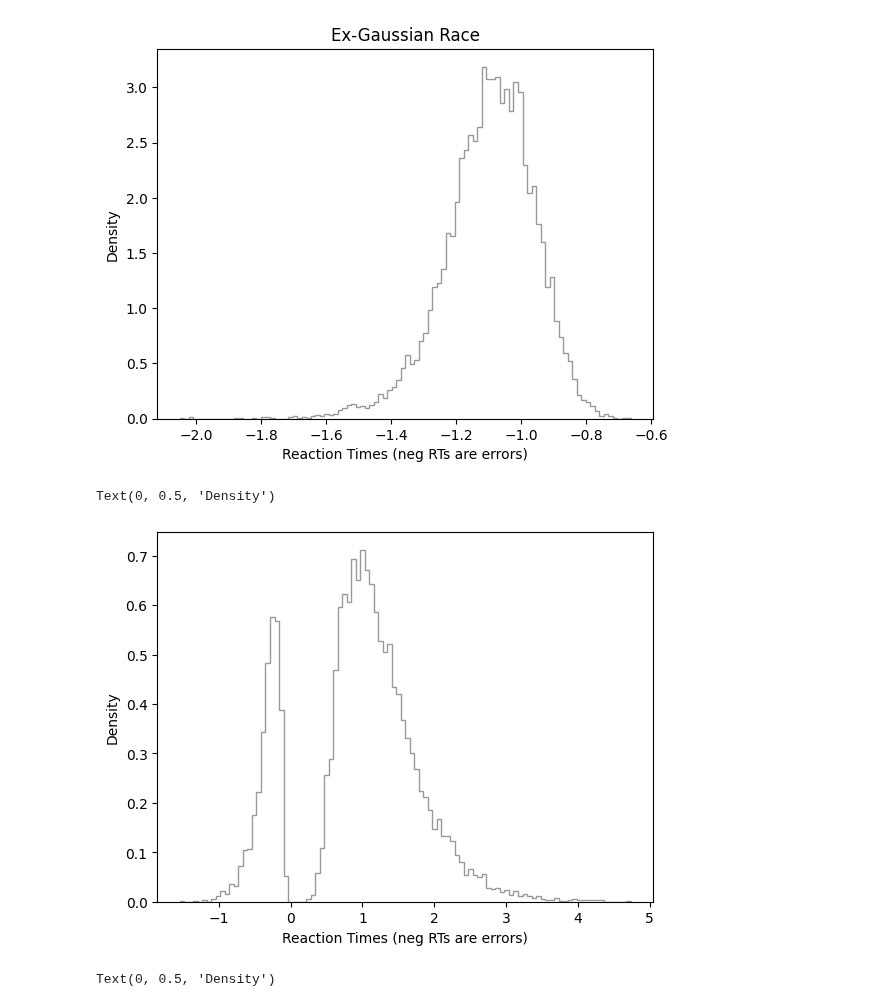
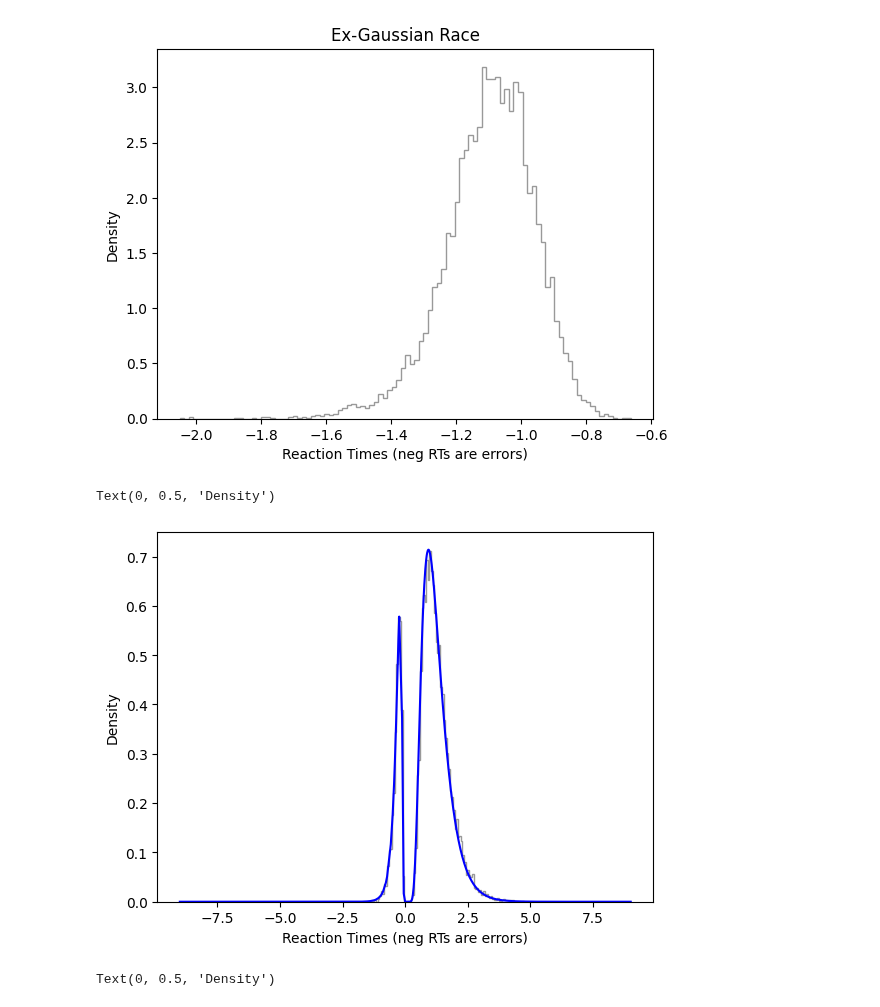
Before and after one commit to lnccbrown/ssm-simulators, a Jupyter notebook: notebooks/test_exgauss_wald.ipynb, the cells around one changed output. Cells and saved outputs as stored; diff of their text form; code cells hidden in the pictures.

```diff
--- a/notebooks/test_exgauss_wald.ipynb
+++ b/notebooks/test_exgauss_wald.ipynb
@@ -29,27 +29,28 @@ from ssms.basic_simulators.simulator import simulator
 mu0 = 5.0 # mu of ex-gaussian for choice 1
 mu1 = 1.0 # mu of ex-gaussian for choice -1
 sigma0 = 0.5
-sigma1 = 0.1
+sigma1 = 0.5
 tau0 = 0.1
-tau1 = 0.1
+tau1 = 0.5
+p_exgauss = 0.5
 
 v0 = 2.0
-v1 = 2.4
+v1 = 3.0
 a0 = 2.5
-a1 = 2.5
+a1 = 1
 t = 0
 
 sim_out_race = simulator(
     model="exgauss_race", theta={"mu0": mu0, "mu1": mu1,
                             "sigma0": sigma0, "sigma1": sigma1,
                             "tau0": tau0,
-                             "tau1":tau1, "p": np.array([0.8])}, n_samples=10000, random_state = 100,
+                             "tau1":tau1, "p": p_exgauss}, n_samples=10000, random_state = 100,
     )
 sim_out = simulator(
     model="exgauss", theta={"mu0": mu0, "mu1": mu1,
                             "sigma0": sigma0, "sigma1": sigma1,
                             "tau0": tau0,
-                             "tau1":tau1, "p": np.array([0.8])}, n_samples=10000, random_state = 100,
+                             "tau1":tau1, "p": p_exgauss}, n_samples=10000, random_state = 100,
     )
 
 sim_out_2 = simulator(
@@ -171,28 +162,27 @@ pdf_vals = exgauss_likelihood(x, choice, mu=2, sigma=0.05, tau=1, p=0.2)
 # %%
 # define shifted wald analytical likelihoods
 
-def shifted_wald_likelihood(x, choice, v, a, t, p):
+def shifted_wald_likelihood(x, choice, v0, v1, a0, a1, t, p):
     x = np.asarray(x, dtype=float)
-    v = float(v)
-    a = float(a)
+    y = (np.asarray(choice, dtype=int) > 0) # 1 choice
+    v = np.where(y, float(v0), float(v1))
+    a = np.where(y, float(a0), float(a1))
     t = float(t)
+    p = float(p)
 
     term_1 = (a / np.sqrt(2*np.pi*(x - t)**3))
     term_2 = np.exp((-(a-v*(x - t))**2) / (2*(x - t)))
     pdf_rt = term_1 * term_2
 
     # Bernoulli part
-    choice = np.asarray(choice, dtype=int)
-    p = float(p)
-    y = (choice > 0).astype(float)
-    pdf_choice = y * p + (1 - y) * (1 - p)
+    pdf_choice = np.where(y, p, 1 - p)
 
     return pdf_rt*pdf_choice
 
 x_sw = np.linspace(0.001, 9, 1100)
 p_sw = 0.8
 choice_sw = np.where(np.random.rand(len(x_sw)) < p_sw, 1, -1)
-pdf_vals_sw = shifted_wald_likelihood(x_sw, choice_sw, v=2.0, a=2.5, t=0.0, p=0.8)
+pdf_vals_sw = shifted_wald_likelihood(x_sw, choice_sw, v0=v0, v1=v1, a0=a0, a1=a1, t=0.0, p=0.8)
 # %%
 import matplotlib.pyplot as plt
 plt.hist(
@@ -235,21 +225,21 @@ Text(0.5, 1.0, 'Ex-Gaussian Race')
 # %%
 plt.hist(
     sim_out_2["rts"][sim_out_2["rts"] != -999] * sim_out_2["choices"][sim_out_2["rts"] != -999],
     bins=100,
     histtype="step",
     color="black",
     label="Weibull Deadline",
     density=True,
     alpha=0.4,
 )
-# s_sw = choice_sw*x_sw
-# idx_sw = np.argsort(s_sw) # sort the values so theyre not zig zaggy
-# plt.plot(s_sw[idx_sw], pdf_vals_sw[idx_sw], color="blue", label="Shifted Wald Likelihood")
+s_sw = choice_sw*x_sw
+idx_sw = np.argsort(s_sw) # sort the values so theyre not zig zaggy
+plt.plot(s_sw[idx_sw], pdf_vals_sw[idx_sw], color="blue", label="Shifted Wald Likelihood")
 plt.xlabel("Reaction Times (neg RTs are errors)")
 plt.ylabel("Density")
 # %% [output]
 Text(0, 0.5, 'Density')
-[figure, old version]
+[figure, new version]
 # %%
 plt.hist(
     sim_out_2_race["rts"][sim_out_2_race["rts"] != -999] * sim_out_2_race["choices"][sim_out_2_race["rts"] != -999],
```
Also changed, not shown: parts of 6 cells of this notebook.
